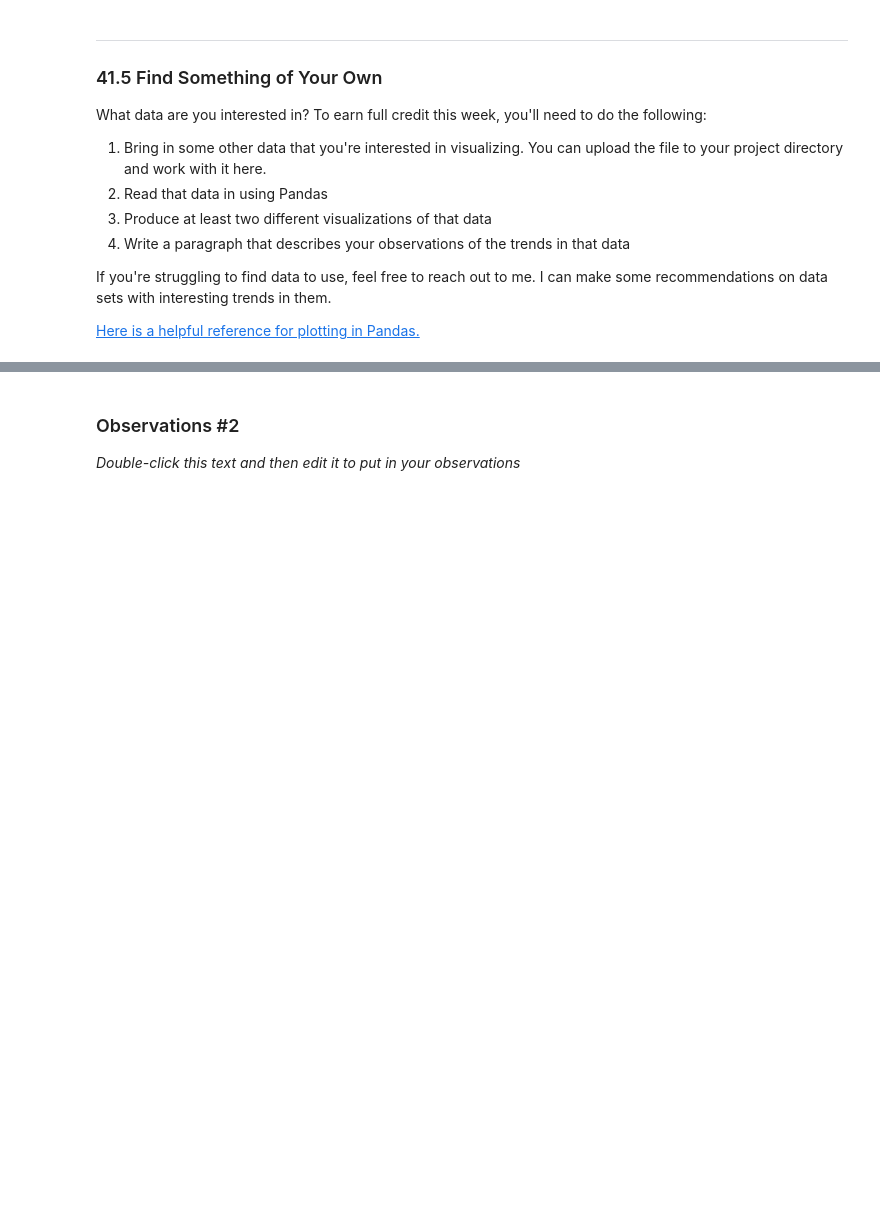
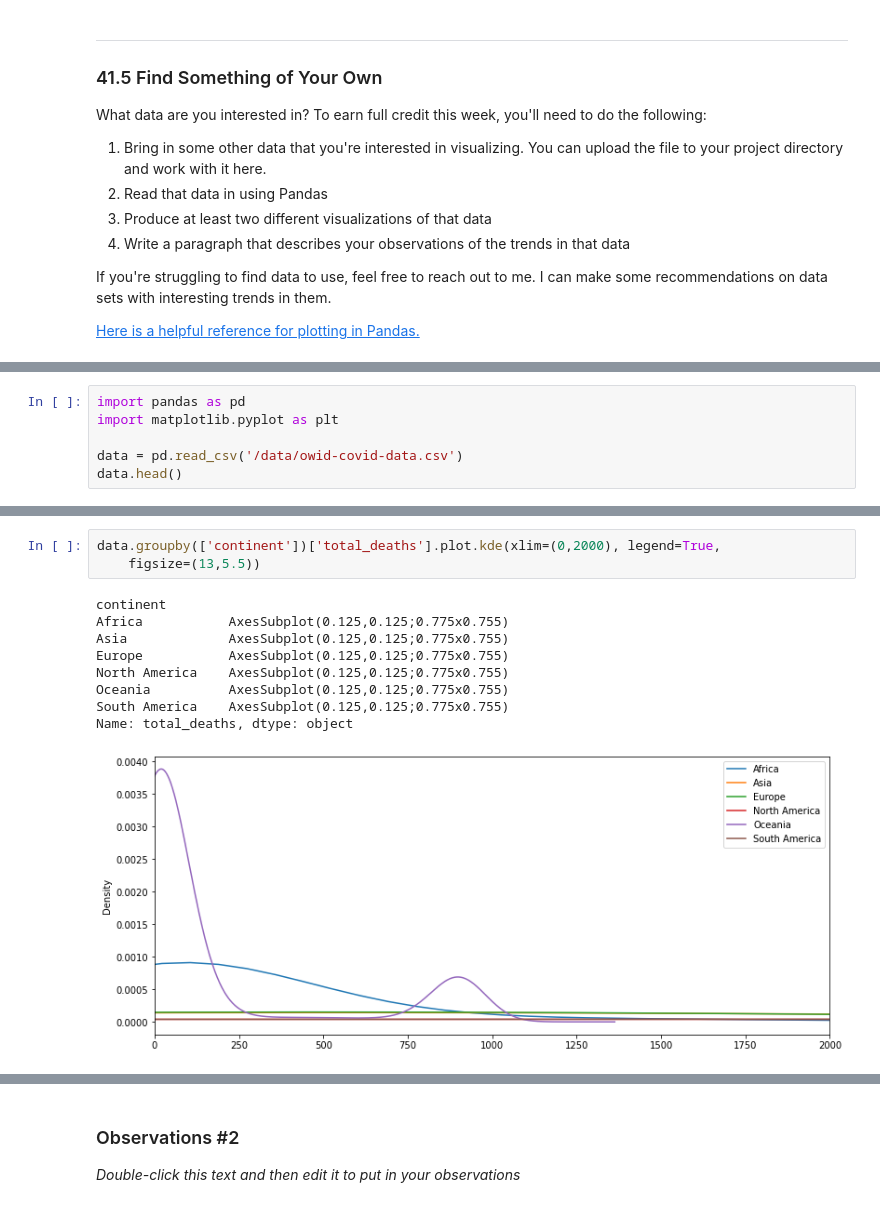
Before and after one commit to GEZISHA2022/hds5210-2022, a Jupyter notebook: week09/week09_assignment_2.ipynb, the cells around one changed output, grey strips where cells are left out. Drawn from its saved outputs; the diff is of its cells as text; blank space fills up the shorter version.

```diff
--- a/week09/week09_assignment_2.ipynb
+++ b/week09/week09_assignment_2.ipynb
@@ -230,0 +218,6 @@ _Double-click this text and then edit it to put in your observations_
+# %%
+import pandas as pd
+import matplotlib.pyplot as plt
+
+data = pd.read_csv('/data/owid-covid-data.csv')
+data.head()
@@ -230,0 +253,13 @@ _Double-click this text and then edit it to put in your observations_
+# %%
+data.groupby(['continent'])['total_deaths'].plot.kde(xlim=(0,2000), legend=True,
+    figsize=(13,5.5))
+# %% [output]
+continent
+Africa           AxesSubplot(0.125,0.125;0.775x0.755)
+Asia             AxesSubplot(0.125,0.125;0.775x0.755)
+Europe           AxesSubplot(0.125,0.125;0.775x0.755)
+North America    AxesSubplot(0.125,0.125;0.775x0.755)
+Oceania          AxesSubplot(0.125,0.125;0.775x0.755)
+South America    AxesSubplot(0.125,0.125;0.775x0.755)
+Name: total_deaths, dtype: object
+[figure, added]
```
Also changed, not shown: parts of 10 cells of this notebook.
